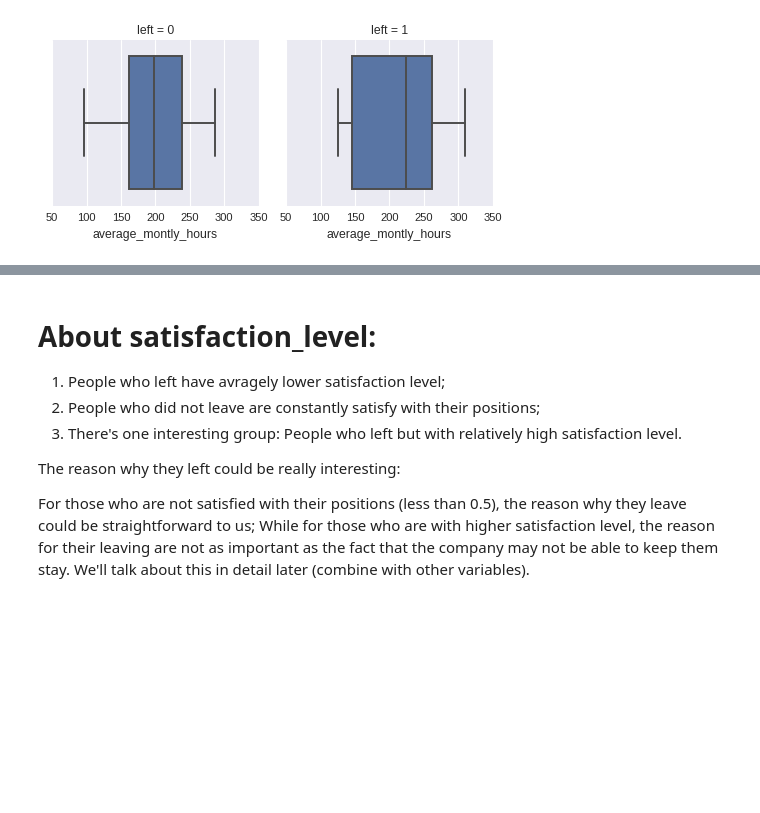
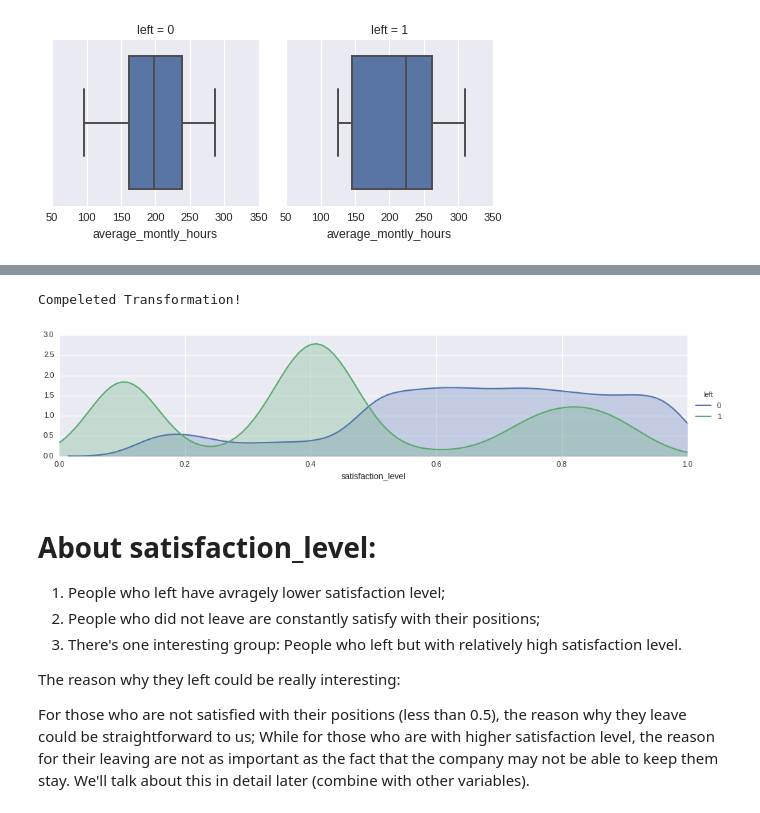
Before and after one commit to Z-Yang-328/Human-Resources-Analysis, a Jupyter notebook: Analysis/Basic Exploration.ipynb, the cells around one changed output, grey strips where cells are left out. Cells and saved outputs as stored; diff of their text form; code cells hidden in the pictures; blank space fills up the shorter version.

```diff
--- a/Analysis/Basic Exploration.ipynb
+++ b/Analysis/Basic Exploration.ipynb
@@ -186,5 +202,2 @@ g.map(sns.boxplot, 'average_montly_hours');
 # %% [output]
 [figure]
-# %%
-data['avg_mon_hours_range'] = pd.cut(data['average_montly_hours'], 3)
-data[['avg_mon_hours_range', 'left']].groupby(['avg_mon_hours_range']).mean()
@@ -197,5 +203,0 @@ data[['avg_mon_hours_range', 'left']].groupby(['avg_mon_hours_range']).mean()
-# %%
-data.loc[data['average_montly_hours'] <= 167.333, 'average_montly_hours'] = 0
-data.loc[(data['average_montly_hours'] > 167.333) & (data['average_montly_hours'] <= 238.667), 'average_montly_hours'] = 1
-data.loc[(data['average_montly_hours'] > 238.667) & (data['average_montly_hours'] <= 310.000), 'average_montly_hours'] = 2
-data.drop(['avg_mon_hours_range'], axis = 1, inplace = True)
@@ -210,3 +212,12 @@ g.add_legend();
+# %%
+categorize(data, 'average_montly_hours', 167.333, 238.667, 310)
+# %% [output]
+Compeleted Transformation!
+# %%
+#satisfaction_level
+kdeplot(data, 'satisfaction_level')
+# %% [output]
+[figure, added]
 # %% [markdown]
 # About satisfaction_level:
    1. People who left have avragely lower satisfaction level;
```
Also changed, not shown: parts of 41 cells of this notebook.
